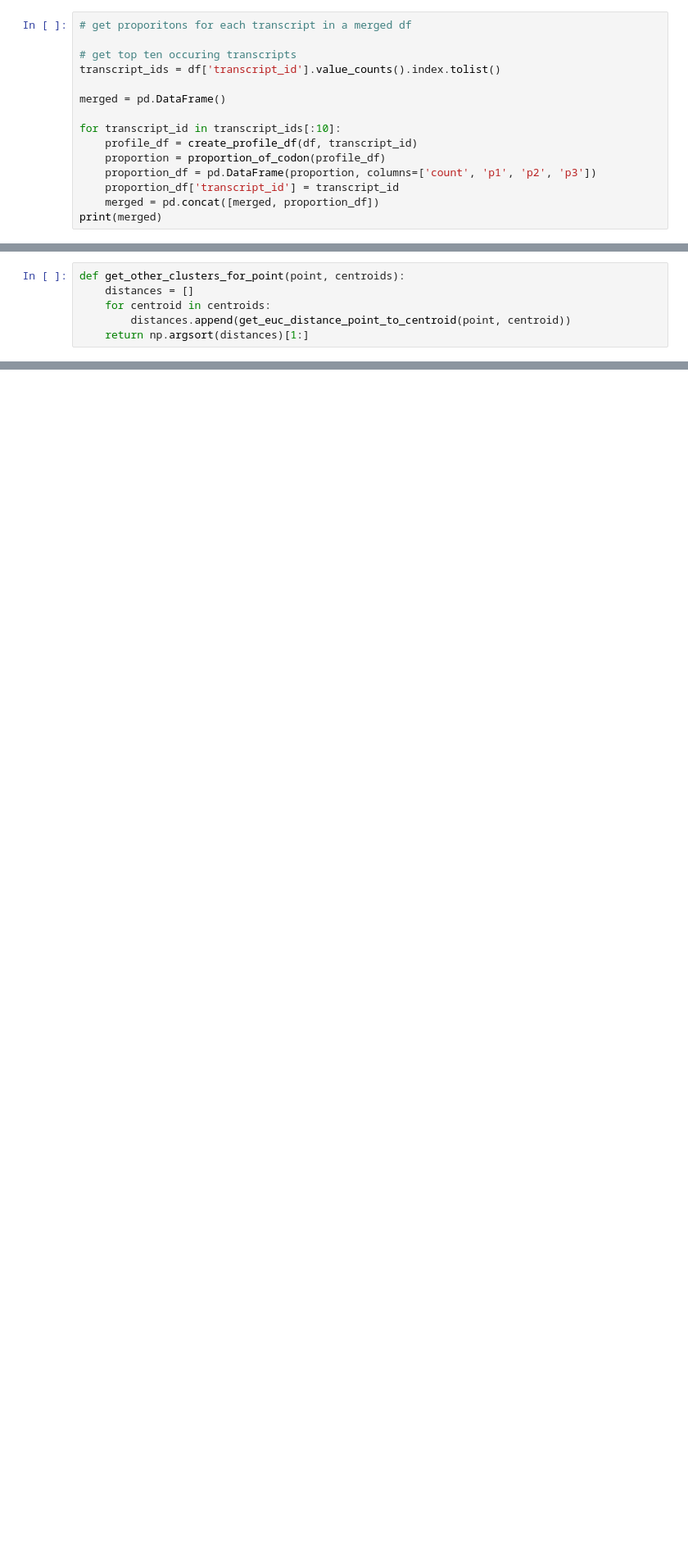
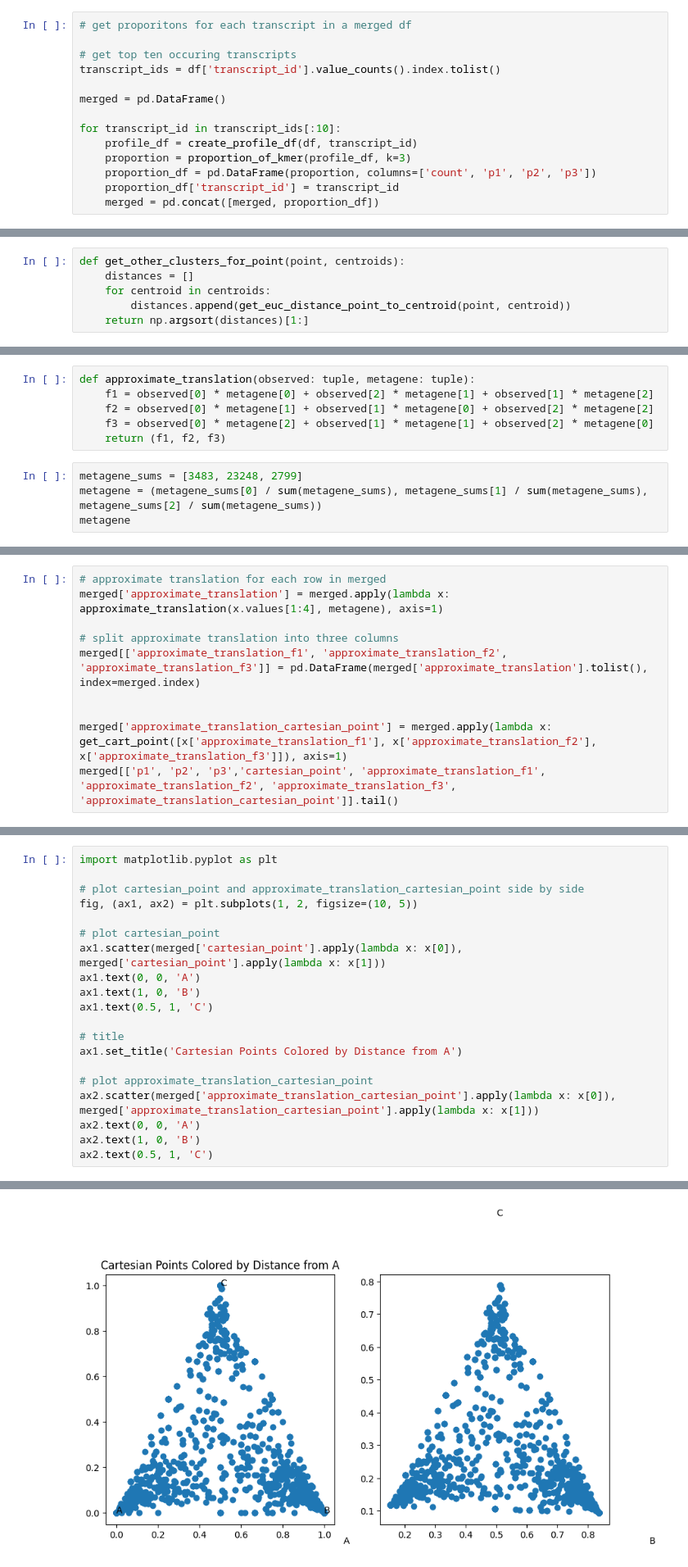
Before and after one commit to JackCurragh/Metric-Analysis, a Jupyter notebook: triplet_periodicity/triangle.ipynb, the cells around one changed output, grey strips where cells are left out. Shown: that part at 82% size. Drawn from its saved outputs; the diff is of its cells as text; blank space fills up the shorter version.

```diff
--- a/triplet_periodicity/triangle.ipynb
+++ b/triplet_periodicity/triangle.ipynb
@@ -103,8 +57,7 @@ merged = pd.DataFrame()
 
 for transcript_id in transcript_ids[:10]:
     profile_df = create_profile_df(df, transcript_id)
-    proportion = proportion_of_codon(profile_df)
+    proportion = proportion_of_kmer(profile_df, k=3)
     proportion_df = pd.DataFrame(proportion, columns=['count', 'p1', 'p2', 'p3'])
     proportion_df['transcript_id'] = transcript_id
     merged = pd.concat([merged, proportion_df])
-print(merged)
@@ -279,0 +347,10 @@ array([[0.84491005, 0.08201526],
+# %%
+def approximate_translation(observed: tuple, metagene: tuple):
+    f1 = observed[0] * metagene[0] + observed[2] * metagene[1] + observed[1] * metagene[2]
+    f2 = observed[0] * metagene[1] + observed[1] * metagene[0] + observed[2] * metagene[2]
+    f3 = observed[0] * metagene[2] + observed[1] * metagene[1] + observed[2] * metagene[0]
+    return (f1, f2, f3)
+# %%
+metagene_sums = [3483, 23248, 2799]
+metagene = (metagene_sums[0] / sum(metagene_sums), metagene_sums[1] / sum(metagene_sums), metagene_sums[2] / sum(metagene_sums))
+metagene
@@ -279,0 +359,10 @@ array([[0.84491005, 0.08201526],
+# %%
+# approximate translation for each row in merged
+merged['approximate_translation'] = merged.apply(lambda x: approximate_translation(x.values[1:4], metagene), axis=1)
+
+# split approximate translation into three columns
+merged[['approximate_translation_f1', 'approximate_translation_f2', 'approximate_translation_f3']] = pd.DataFrame(merged['approximate_translation'].tolist(), index=merged.index)
+
+
+merged['approximate_translation_cartesian_point'] = merged.apply(lambda x: get_cart_point([x['approximate_translation_f1'], x['approximate_translation_f2'], x['approximate_translation_f3']]), axis=1)
+merged[['p1', 'p2', 'p3','cartesian_point', 'approximate_translation_f1', 'approximate_translation_f2', 'approximate_translation_f3', 'approximate_translation_cartesian_point']].tail()
@@ -279,0 +376,21 @@ array([[0.84491005, 0.08201526],
+# %%
+import matplotlib.pyplot as plt
+
+# plot cartesian_point and approximate_translation_cartesian_point side by side
+fig, (ax1, ax2) = plt.subplots(1, 2, figsize=(10, 5))
+
+# plot cartesian_point
+ax1.scatter(merged['cartesian_point'].apply(lambda x: x[0]), merged['cartesian_point'].apply(lambda x: x[1]))
+ax1.text(0, 0, 'A')
+ax1.text(1, 0, 'B')
+ax1.text(0.5, 1, 'C')
+
+# title
+ax1.set_title('Cartesian Points Colored by Distance from A')
+
+# plot approximate_translation_cartesian_point
+ax2.scatter(merged['approximate_translation_cartesian_point'].apply(lambda x: x[0]), merged['approximate_translation_cartesian_point'].apply(lambda x: x[1]))
+ax2.text(0, 0, 'A')
+ax2.text(1, 0, 'B')
+ax2.text(0.5, 1, 'C')
+# %% [output]
@@ -279,0 +398 @@ array([[0.84491005, 0.08201526],
+[figure, added]
```
Also changed, not shown: parts of 76 cells of this notebook, 1 other file.
